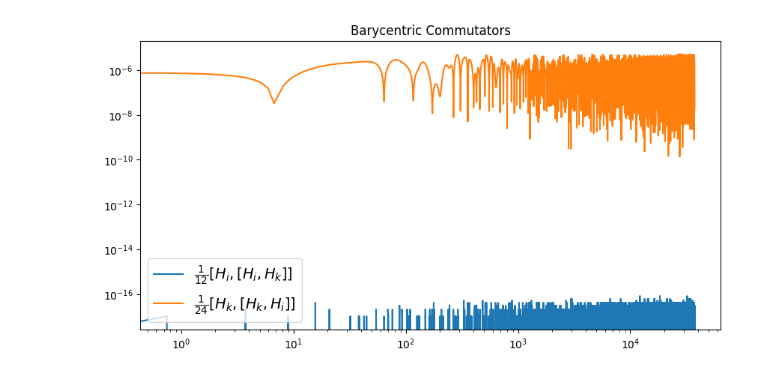
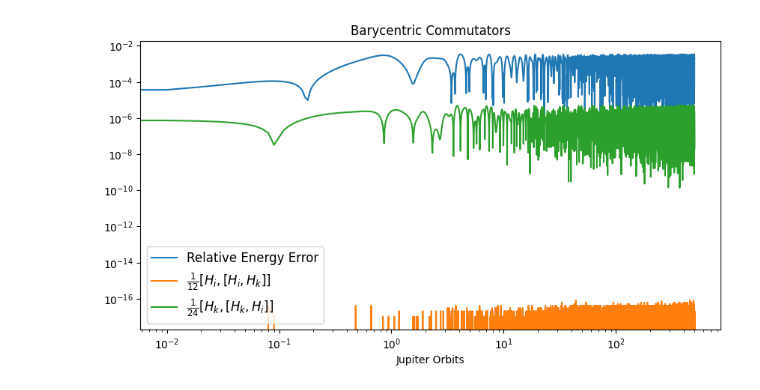
Before and after one commit to luke-wriglesworth/rebound, a Jupyter notebook: barycentric testing/commutator/commutator.ipynb, the cells around one changed output. Saved outputs shown, nothing was run; the diff lists cells and outputs as text; code cells hidden in the pictures.

```diff
--- a/barycentric testing/commutator/commutator.ipynb
+++ b/barycentric testing/commutator/commutator.ipynb
@@ -19,8 +19,6 @@ def interaction_operator(r, dt):
     c.reb_integrator_whfast_to_inertial(r);
     c.reb_simulation_update_acceleration(r);
     c.reb_whfast_interaction_step(r,dt);
-    #c.reb_integrator_whfast_from_inertial(r)
-
 
 # [H_i,[H_i,H_k]]
 def commutator_i_i_k(r,dt):
@@ -68,23 +66,28 @@ r = byref(sim)
 init_particles(sim)
 p = sim.particles[1].P
 dt = p/100.
+t_final = 500*p
 print("dt: ",dt)
-times = np.arange(0,500*sim.particles[1].P,dt)
+times = np.arange(0,t_final,dt)
+energy = np.zeros(len(times))
 iik = np.zeros(len(times))
 kki = np.zeros(len(times))
-
+ei = sim.energy()
 for i,t in enumerate(times):
     sim.integrate(t)
     iik[i] = commutator_i_i_k(r,dt)
     kki[i] = commutator_k_k_i(r,dt)
-    p = sim.particles[1].P
+    #p = sim.particles[1].P
+    energy[i] = np.abs(sim.energy()-ei)/np.abs(ei)
 
 fig = plt.figure(figsize  = (10,5))
 plt.title("Barycentric Commutators")
-plt.plot(times,iik ,label=r"$\frac{1}{12}[H_i,[H_i,H_k]]$")
-plt.plot(times,kki, label=r"$\frac{1}{24}[H_k,[H_k,H_i]]$")
+plt.plot(times/p,energy, label="Relative Energy Error")
+plt.plot(times/p,iik ,label=r"$\frac{1}{12}[H_i,[H_i,H_k]]$")
+plt.plot(times/p,kki, label=r"$\frac{1}{24}[H_k,[H_k,H_i]]$")
 plt.yscale('log')
 plt.xscale('log')
-plt.legend(loc = "lower left", fontsize=14)
+plt.xlabel("Jupiter Orbits")
+plt.legend(loc = "lower left", fontsize=12)
 plt.show()
 # %% [output]
@@ -92 +95 @@ dt:  0.7456162171191814
-[figure, old version]
+[figure, new version]
```
Also changed, not shown: parts of 1 cell of this notebook, 2 other files.
